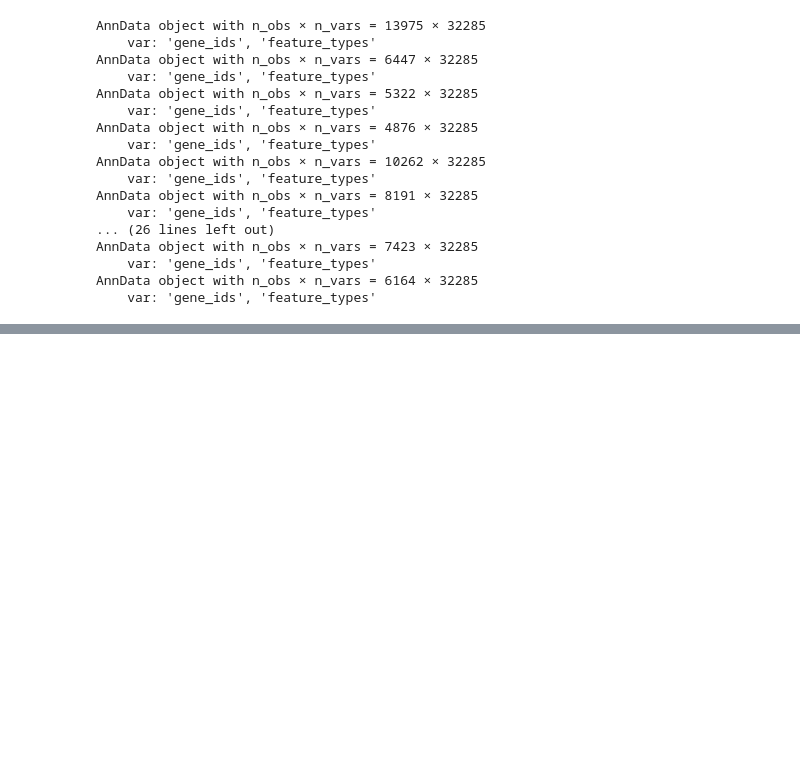
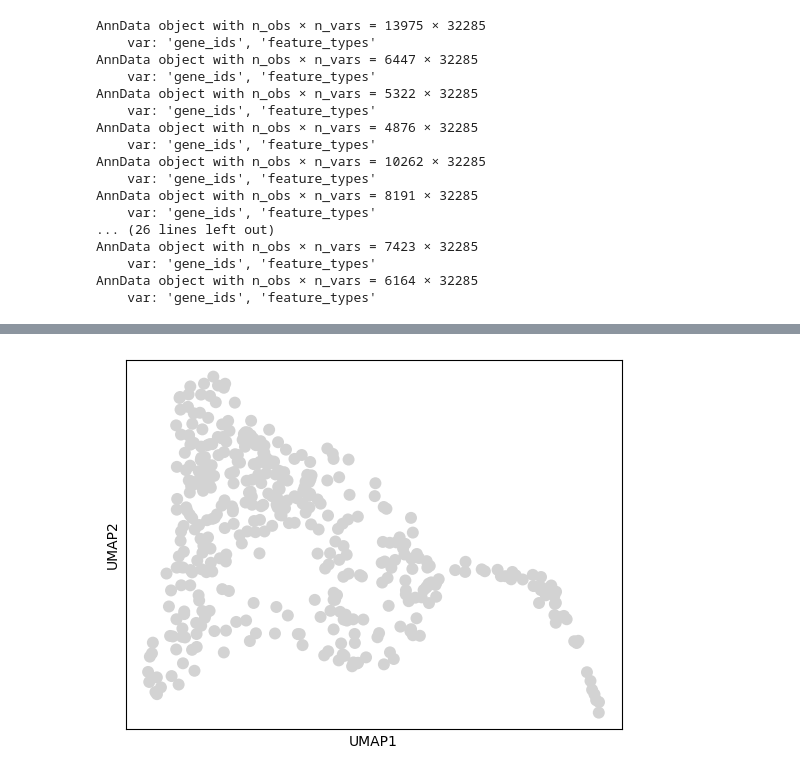
Before and after one commit to kiron-ang/introduction, a Jupyter notebook: introduction.ipynb, the cells around one changed output, grey strips where cells are left out. Cells and saved outputs as stored; diff of their text form; code cells hidden in the pictures; blank space fills up the shorter version.

```diff
--- a/introduction.ipynb
+++ b/introduction.ipynb
@@ -198,0 +209,17 @@ Now, we are finally done with preparing our workspace! Great job on making it th
+# %%
+# Print information
+print(Tumor1)
+
+# Remove cells with a feature count below 600
+scanpy.pp.filter_cells(Tumor1, min_counts=600)
+
+# Remove cells with a feature count above 9000
+scanpy.pp.filter_cells(Tumor1, max_counts=9000)
+
+# Remove cells with a fraction of mitochondrial genes higher than 10%
+Tumor1.var["mitochondrial_genes"] = Tumor1.var_names.str.startswith("mt-")
+scanpy.pp.calculate_qc_metrics(Tumor1, qc_vars=["mitochondrial_genes"], inplace=True)
+Tumor1 = Tumor1[Tumor1.obs.pct_counts_mitochondrial_genes < 0.1, :]
+
+# Print information
+print(Tumor1)
@@ -198,0 +236,15 @@ Now, we are finally done with preparing our workspace! Great job on making it th
+# %%
+# Perform principal component analysis
+scanpy.pp.pca(Tumor1, n_comps=100)
+
+# Compute nearest neighbors
+# This step is required before actually creating a UMAP
+scanpy.pp.neighbors(Tumor1)
+
+# Compute a UMAP representation
+scanpy.tl.umap(Tumor1, n_components=35)
+
+# Display the UMAP
+scanpy.pl.umap(Tumor1)
+# %% [output]
+[figure, added]
```
Also changed, not shown: parts of 4 cells of this notebook.
